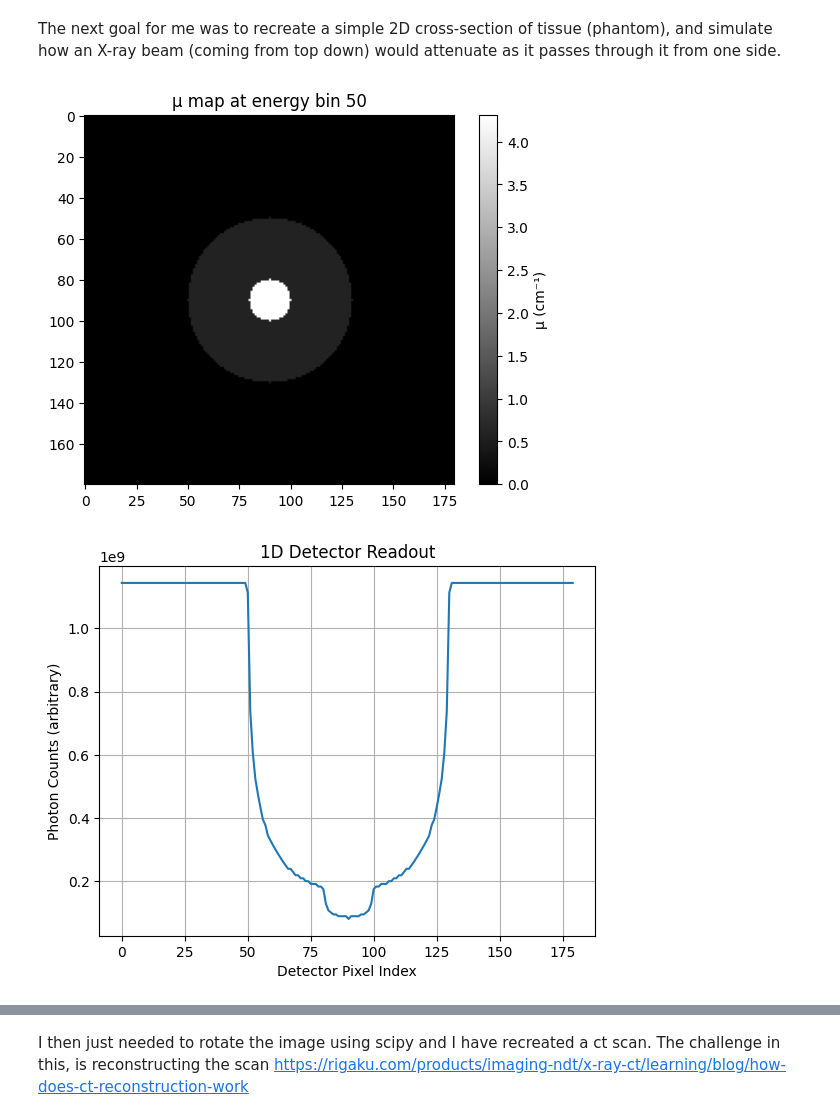
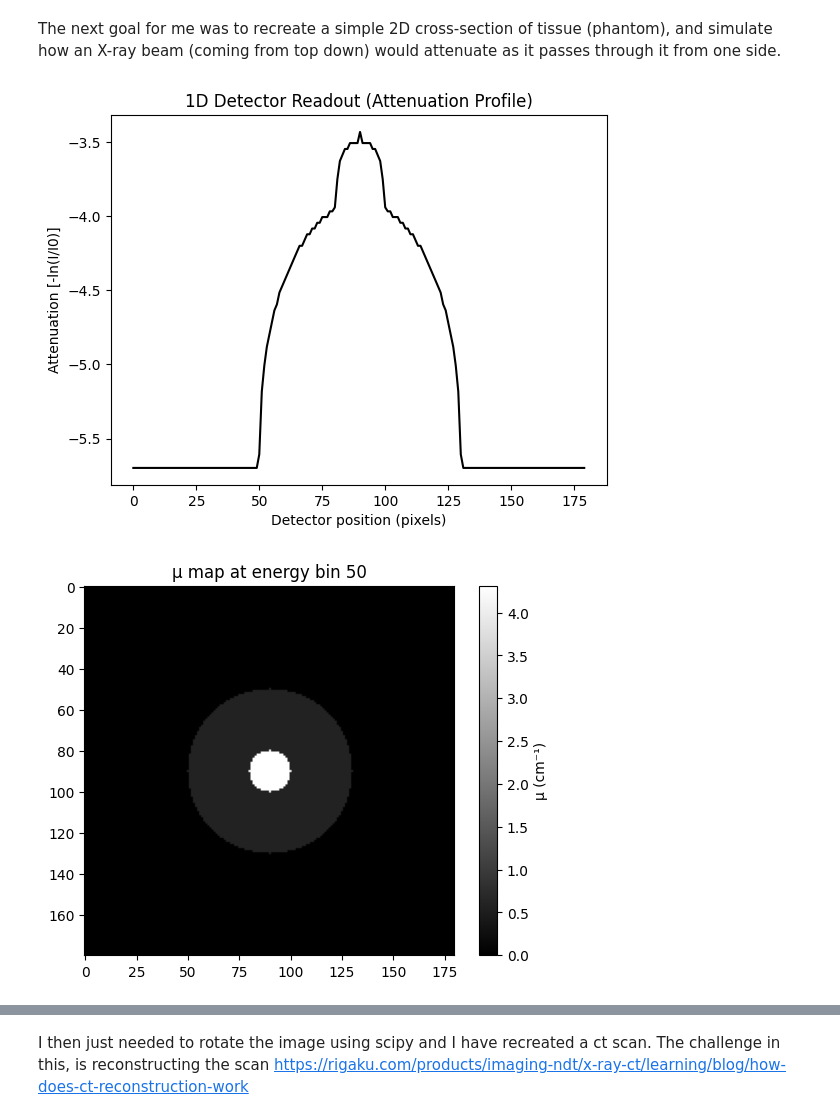
Before and after one commit to ReeceG499/x-ray-attenuation, a Jupyter notebook: code/Experimenting.ipynb, the cells around one changed output, grey strips where cells are left out. Cells and saved outputs as stored; diff of their text form; code cells hidden in the pictures.

```diff
--- a/code/Experimenting.ipynb
+++ b/code/Experimenting.ipynb
@@ -180,35 +180,43 @@ thighmask = (x-center_x)**2 + (y-center_y)**2 <= thighradius**2
 phantom[:, :, :] = 0  # broadcast over all pixels
 
 # Thigh region
 phantom[thighmask, :] = mu_tissue
 
 # Bone region
 phantom[bonemask, :] = mu_bone    # assign bone
 
 pixel_thickness_cm = 0.1 # Assume each pixel is 0.1cm thick
 
-# Sum attenuation coefficients along the ray path (e.g., height) for each (width, energy).
+# Sum attenuation coefficients along the ray path (top to bottom) for each (width, energy).
 # 'mu_total' is 2D (width, energy), representing total attenuation per ray per energy.
 mu_total = phantom.sum(axis=0)
 
 I = I0 * np.exp(-mu_total * pixel_thickness_cm)
 
 # Sum transmitted intensities across all energies for each detector position.
 # 'detector_readout' is 1D (width,), representing the final polychromatic projection profile.
 detector_readout = I.sum(axis=1)
 
+# Visualize attenuation (log form)
+attenuation_profile = -np.log(detector_readout + 1e-6)  # add epsilon to avoid log(0)
+plt.plot(attenuation_profile, color='black')
+plt.xlabel('Detector position (pixels)')
+plt.ylabel('Attenuation [-ln(I/I0)]')
+plt.title('1D Detector Readout (Attenuation Profile)')
+plt.show()
+
 energy_idx = 50  # e.g. energy bin index
 plt.imshow(phantom[:, :, energy_idx], cmap='gray')
 plt.title(f"μ map at energy bin {energy_idx}")
 plt.colorbar(label="μ (cm⁻¹)")
 plt.show()
 
-plt.plot(detector_readout)
-plt.title("1D Detector Readout")
+plt.plot(detector_readout, color="black")
+plt.title("")
 plt.xlabel("Detector Pixel Index")
 plt.ylabel("Photon Counts (arbitrary)")
 plt.grid(True)
 plt.show()
 # %% [output]
-[figure, old version]
+[figure, new version]
-[figure, old version]
+[figure, new version]
```
Also changed, not shown: parts of 4 cells of this notebook, 13 other files.
